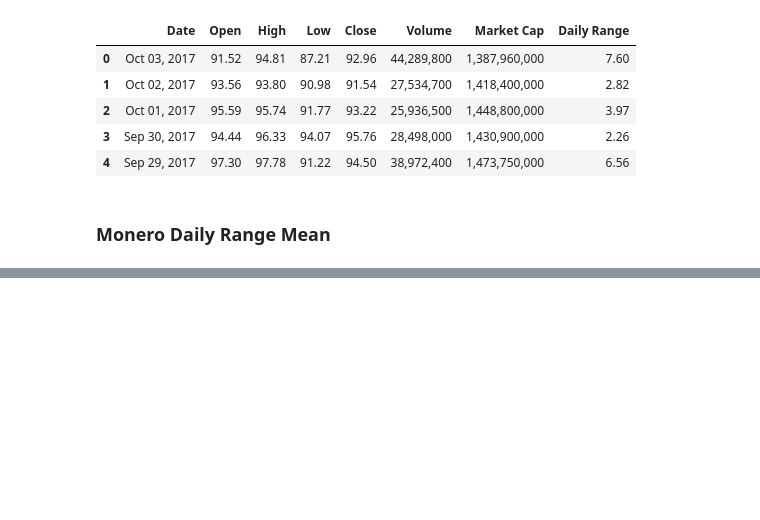
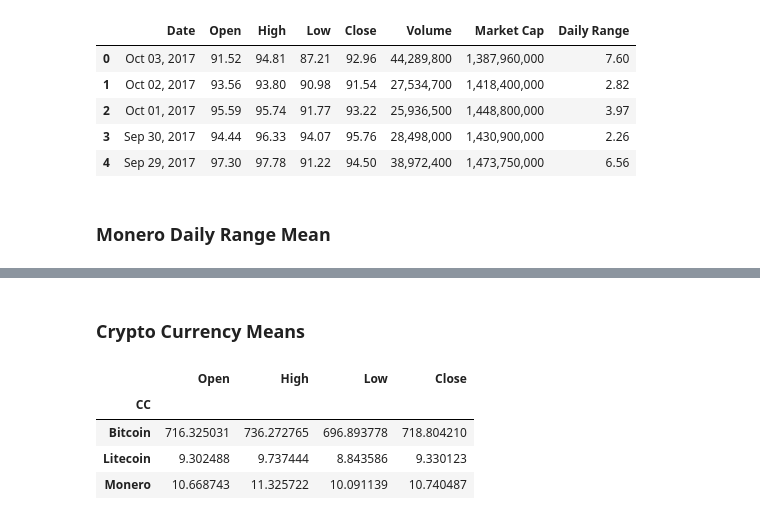
Before and after one commit to kayne10/Crypto-Pirates, a Jupyter notebook: pandas_scripts/Monero.ipynb, the cells around one changed output, grey strips where cells are left out. Saved outputs shown, nothing was run; the diff lists cells and outputs as text; code cells hidden in the pictures; blank space fills up the shorter version.

```diff
--- a/pandas_scripts/Monero.ipynb
+++ b/pandas_scripts/Monero.ipynb
@@ -30,0 +103,10 @@ monero_df.head()
+# %% [markdown]
+### Crypto Currency Means
+# %%
+master_df.groupby('CC').mean()
+# %% [output]
+|  | Open | High | Low | Close |
+| CC |  |  |  |  |
+| Bitcoin | 716.325031 | 736.272765 | 696.893778 | 718.804210 |
+| Litecoin | 9.302488 | 9.737444 | 8.843586 | 9.330123 |
+| Monero | 10.668743 | 11.325722 | 10.091139 | 10.740487 |
```
Also changed, not shown: parts of 8 cells of this notebook, 1 other file.
